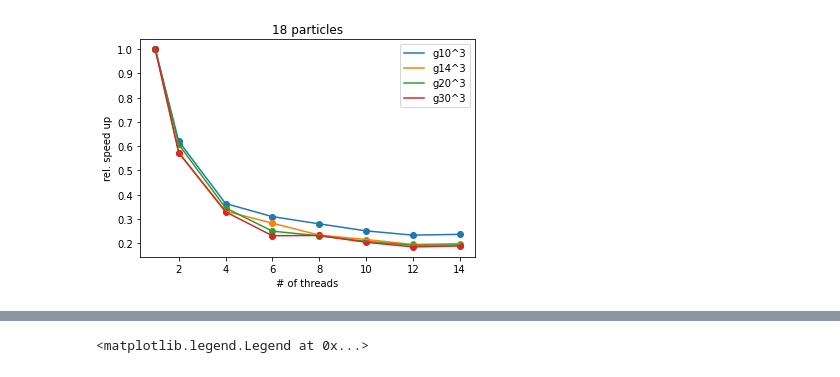
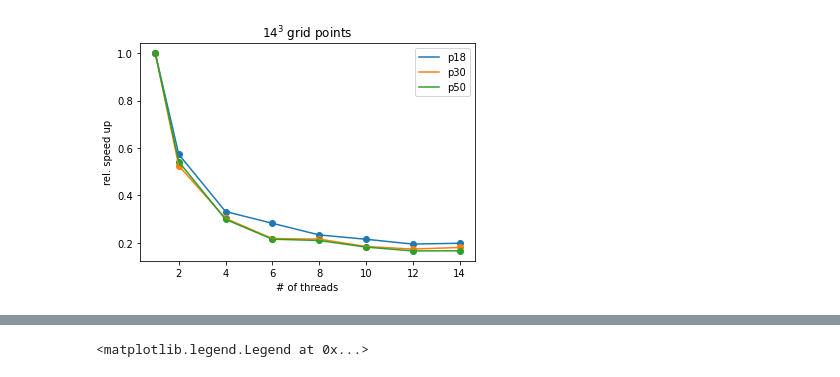
Before and after one commit to PiaJakobus/lagrangian_to_eulerian_map, a Jupyter notebook: map_plot.ipynb, the cells around one changed output, grey strips where cells are left out. Cells and saved outputs as stored; diff of their text form; code cells hidden in the pictures.

```diff
--- a/map_plot.ipynb
+++ b/map_plot.ipynb
@@ -33,20 +1,18 @@ plt.savefig("parallel.png",dpi=200,bbox_inches="tight")
-# %%
-plt.scatter([1,2,4,6,8,10,12,14],np.array([1.479,0.918,0.538,0.458,0.414,0.3711,0.345,0.35])/1.479)
-plt.plot([1,2,4,6,8,10,12,14],np.array([1.479,0.918,0.538,0.458,0.414,0.3711,0.345,0.35])/1.479,label="g10^3")
-
-plt.scatter([1,2,4,6,8,10,12,14],np.array([4.111,2.36,1.366,1.162,0.96,0.885,0.801,0.816])/4.111)
-plt.plot([1,2,4,6,8,10,12,14],np.array([4.111,2.36,1.366,1.162,0.96,0.885,0.801,0.816])/4.111,label="g14^3")
-
-plt.scatter([1,2,4,6,8,10,12,14],np.array([11.169,6.788,3.861,2.791,2.572,2.316,2.14,2.158])/11.169)
-plt.plot([1,2,4,6,8,10,12,14],np.array([11.169,6.788,3.861,2.791,2.572,2.316,2.14,2.158])/11.169,label="g20^3")
-
-plt.scatter([1,2,4,6,8,10,12,14],np.array([37.539,21.518,12.37,8.669,8.705,7.655,6.935,7.084])/37.539)
-plt.plot([1,2,4,6,8,10,12,14],np.array([37.539,21.518,12.37,8.669,8.705,7.655,6.935,7.084])/37.539,label="g30^3")
-
-plt.xlabel("# of threads")
-plt.ylabel(r"rel. speed up")
-plt.legend()
-plt.title("18 particles")
-plt.savefig("parallel2.png",dpi=200,bbox_inches="tight")
-# %% [output]
-[figure, removed]
+# %%
+plt.scatter([1,2,4,6,8,10,12,14],np.array([4.111,2.36,1.366,1.162,0.96,0.885,0.801,0.816])/4.111)
+plt.plot([1,2,4,6,8,10,12,14],np.array([4.111,2.36,1.366,1.162,0.96,0.885,0.801,0.816])/4.111,label="p18")
+
+plt.scatter([1,2,4,6,8,10,12,14],np.array([18.164,9.552,5.514,3.96,3.924,3.353,3.158,3.28])/18.16)
+plt.plot([1,2,4,6,8,10,12,14],np.array([18.164,9.552,5.514,3.96,3.924,3.353,3.158,3.28])/18.164,label="p30")
+
+plt.plot([1,2,4,6,8,10,12,14],np.array([85.416,46.365,25.556,18.409,17.94,15.556,14.184,14.232])/85.416,label="p50")
+plt.scatter([1,2,4,6,8,10,12,14],np.array([85.416,46.365,25.556,18.409,17.94,15.556,14.184,14.232])/85.416)
+
+
+plt.xlabel("# of threads")
+plt.ylabel(r"rel. speed up")
+plt.legend()
+plt.title(r"$14^3$ grid points")
+plt.savefig("parallel.png",dpi=200,bbox_inches="tight")
+# %% [output]
+[figure, added]
```
Also changed, not shown: parts of 2 cells of this notebook, 11 other files.
